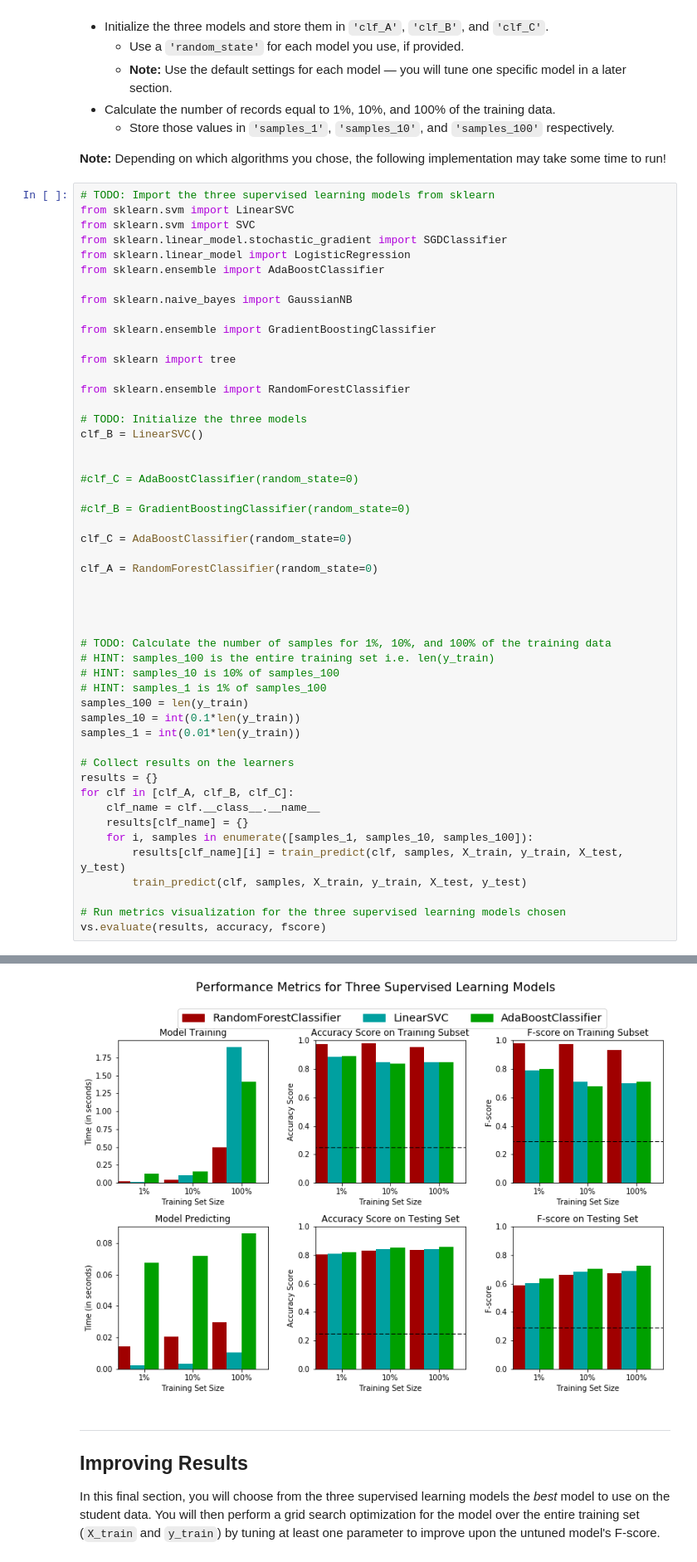
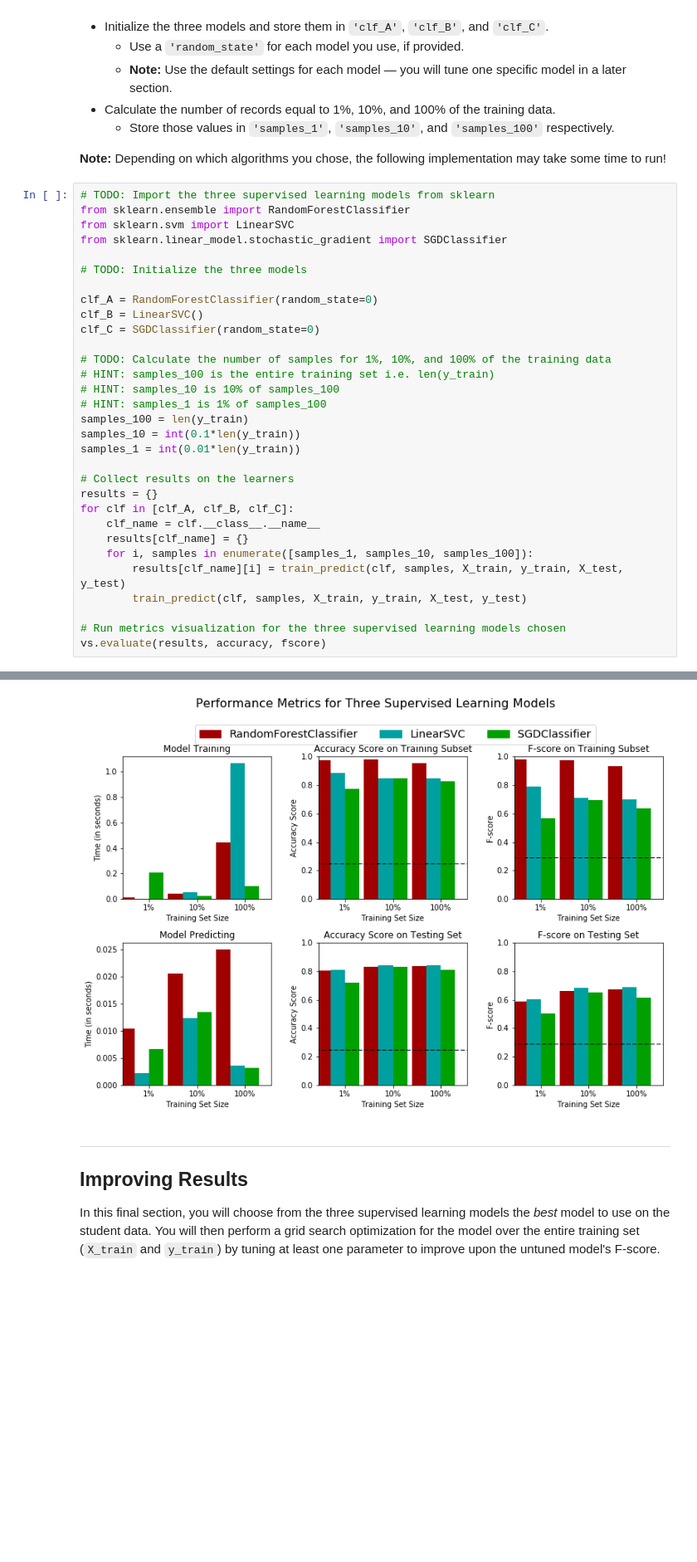
Before and after one commit to rodsveiga/machine-learning, a Jupyter notebook: projects/finding_donors/finding_donors.ipynb, the cells around one changed output, grey strips where cells are left out. Shown at 83% size. Saved outputs shown, nothing was run; the diff lists cells and outputs as text; blank space fills up the shorter version.

```diff
--- a/projects/finding_donors/finding_donors.ipynb
+++ b/projects/finding_donors/finding_donors.ipynb
@@ -496,34 +505,15 @@ In the code cell, you will need to implement the following:
 **Note:** Depending on which algorithms you chose, the following implementation may take some time to run!
 # %%
 # TODO: Import the three supervised learning models from sklearn
+from sklearn.ensemble import RandomForestClassifier
 from sklearn.svm import LinearSVC
-from sklearn.svm import SVC
 from sklearn.linear_model.stochastic_gradient import SGDClassifier
-from sklearn.linear_model import LogisticRegression
-from sklearn.ensemble import AdaBoostClassifier
-
-from sklearn.naive_bayes import GaussianNB
-
-from sklearn.ensemble import GradientBoostingClassifier
-
-from sklearn import tree
-
-from sklearn.ensemble import RandomForestClassifier
 
 # TODO: Initialize the three models
-clf_B = LinearSVC()
-
-
-#clf_C = AdaBoostClassifier(random_state=0)
-
-#clf_B = GradientBoostingClassifier(random_state=0)
-
-clf_C = AdaBoostClassifier(random_state=0)
 
 clf_A = RandomForestClassifier(random_state=0)
-
-
-
+clf_B = LinearSVC()
+clf_C = SGDClassifier(random_state=0)
 
 # TODO: Calculate the number of samples for 1%, 10%, and 100% of the training data
 # HINT: samples_100 is the entire training set i.e. len(y_train)
@@ -566,4 +556,4 @@ AdaBoostClassifier trained on 36177 samples.
-[figure, old version]
+[figure, new version]
 # %% [markdown]
 ----
 ## Improving Results
```
Also changed, not shown: parts of 6 cells of this notebook.
